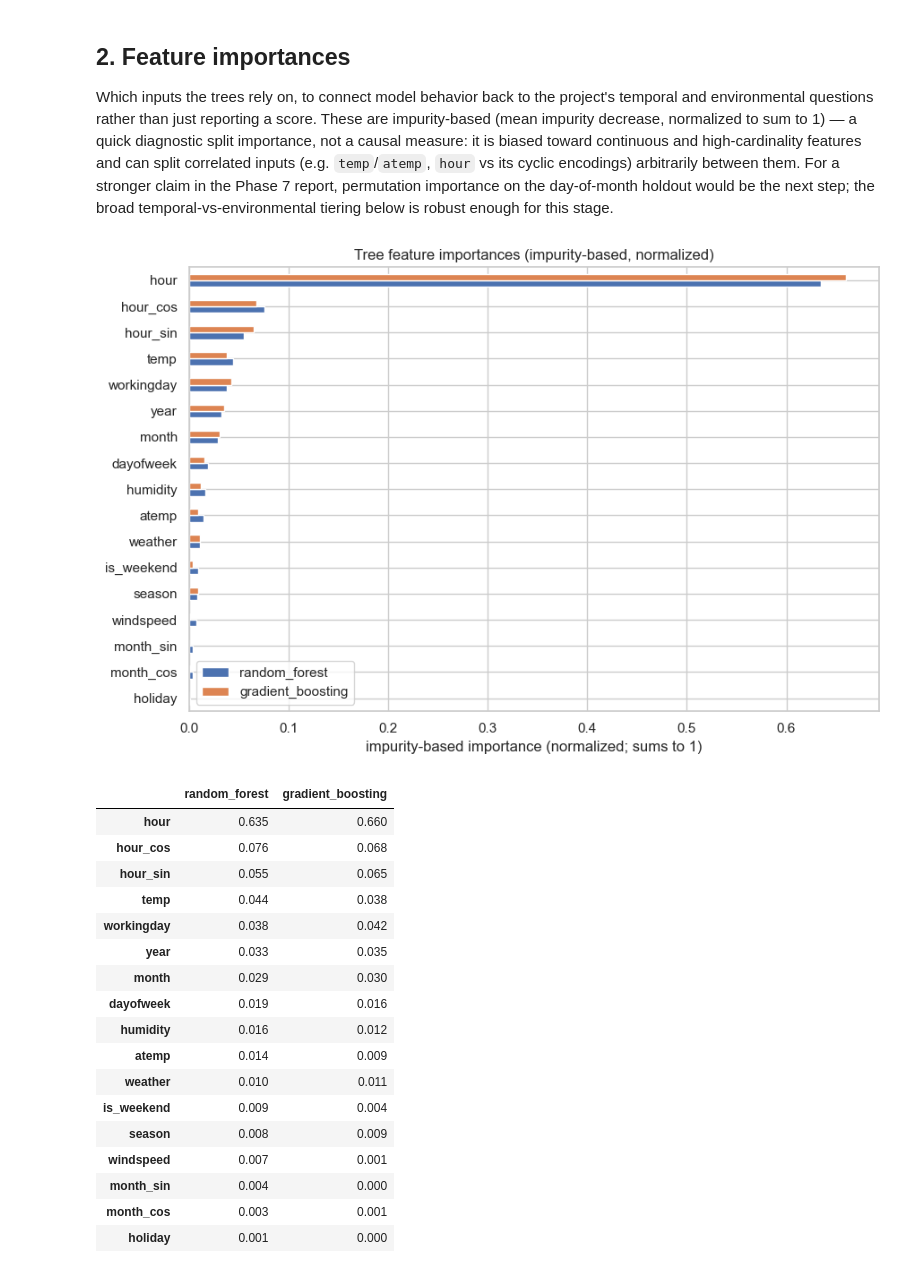
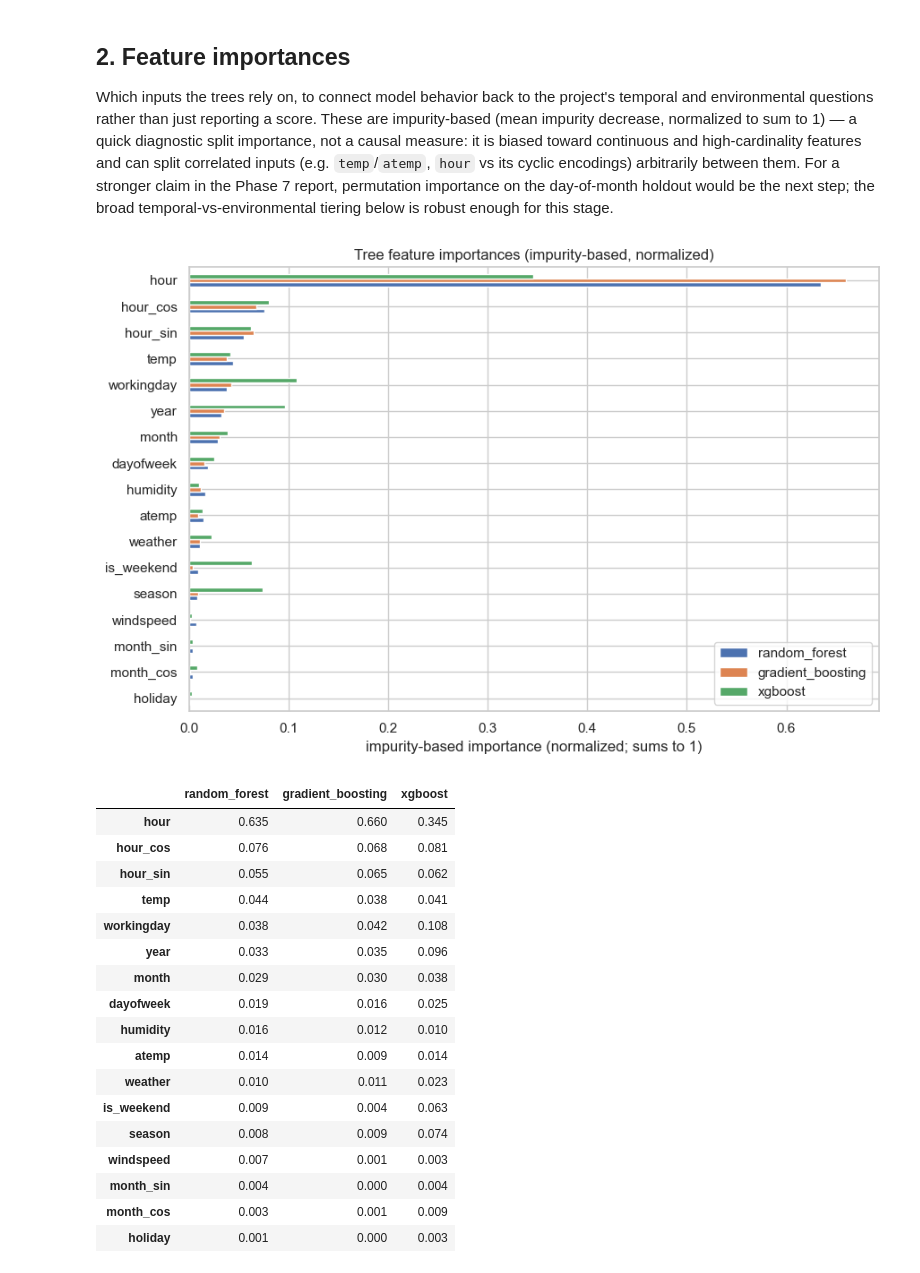
Before and after one commit to gokturkberke/bike-sharing-demand-forecasting, a Jupyter notebook: notebooks/04_tree_models.ipynb, the cells around one changed output. Saved outputs shown, nothing was run; the diff lists cells and outputs as text; code cells hidden in the pictures.

```diff
--- a/notebooks/04_tree_models.ipynb
+++ b/notebooks/04_tree_models.ipynb
@@ -87,47 +88,50 @@ Which inputs the trees rely on, to connect model behavior back to the project's
 # %%
 # Feature importances from the persisted tree models. The estimator is a
 # TransformedTargetRegressor; the fitted tree is at `.regressor_`.
 train_cols = pd.read_parquet(
     Path(CFG["paths"]["processed_dir"]) / "train.parquet"
 ).drop(columns=[CFG["target"], CFG["datetime_col"]]).columns.tolist()
 
 imp = {}
-for name in ("random_forest", "gradient_boosting"):
-    model = joblib.load(MODELS_DIR / f"{name}.joblib")
+for name in ("random_forest", "gradient_boosting", "xgboost"):
+    path = MODELS_DIR / f"{name}.joblib"
+    if not path.exists():
+        continue
+    model = joblib.load(path)
     imp[name] = pd.Series(model.regressor_.feature_importances_, index=train_cols)
 
 imp_df = pd.DataFrame(imp).sort_values("random_forest", ascending=True)
 
 fig, ax = plt.subplots(figsize=(9, 6))
 imp_df.plot(kind="barh", ax=ax)
 ax.set_title("Tree feature importances (impurity-based, normalized)")
 ax.set_xlabel("impurity-based importance (normalized; sums to 1)")
 ax.set_ylabel("")
 ax.legend(title="")
 fig.tight_layout()
 fig.savefig(FIG_DIR / "13_tree_feature_importance.png", dpi=120, bbox_inches="tight")
 plt.show()
 imp_df.sort_values("random_forest", ascending=False).round(3)
 # %% [output]
-[figure, old version]
+[figure, new version]
-|  | random_forest | gradient_boosting |
-| hour | 0.635 | 0.660 |
-| hour_cos | 0.076 | 0.068 |
-| hour_sin | 0.055 | 0.065 |
-| temp | 0.044 | 0.038 |
-| workingday | 0.038 | 0.042 |
-| year | 0.033 | 0.035 |
-| month | 0.029 | 0.030 |
-| dayofweek | 0.019 | 0.016 |
-| humidity | 0.016 | 0.012 |
-| atemp | 0.014 | 0.009 |
-| weather | 0.010 | 0.011 |
-| is_weekend | 0.009 | 0.004 |
-| season | 0.008 | 0.009 |
-| windspeed | 0.007 | 0.001 |
-| month_sin | 0.004 | 0.000 |
-| month_cos | 0.003 | 0.001 |
-| holiday | 0.001 | 0.000 |
+|  | random_forest | gradient_boosting | xgboost |
+| hour | 0.635 | 0.660 | 0.345 |
+| hour_cos | 0.076 | 0.068 | 0.081 |
+| hour_sin | 0.055 | 0.065 | 0.062 |
+| temp | 0.044 | 0.038 | 0.041 |
+| workingday | 0.038 | 0.042 | 0.108 |
+| year | 0.033 | 0.035 | 0.096 |
+| month | 0.029 | 0.030 | 0.038 |
+| dayofweek | 0.019 | 0.016 | 0.025 |
+| humidity | 0.016 | 0.012 | 0.010 |
+| atemp | 0.014 | 0.009 | 0.014 |
+| weather | 0.010 | 0.011 | 0.023 |
+| is_weekend | 0.009 | 0.004 | 0.063 |
+| season | 0.008 | 0.009 | 0.074 |
+| windspeed | 0.007 | 0.001 | 0.003 |
+| month_sin | 0.004 | 0.000 | 0.004 |
+| month_cos | 0.003 | 0.001 | 0.009 |
+| holiday | 0.001 | 0.000 | 0.003 |
 # %% [markdown]
 ## Findings (interpretation for the report)
 
```
Also changed, not shown: parts of 5 cells of this notebook, 14 other files.
